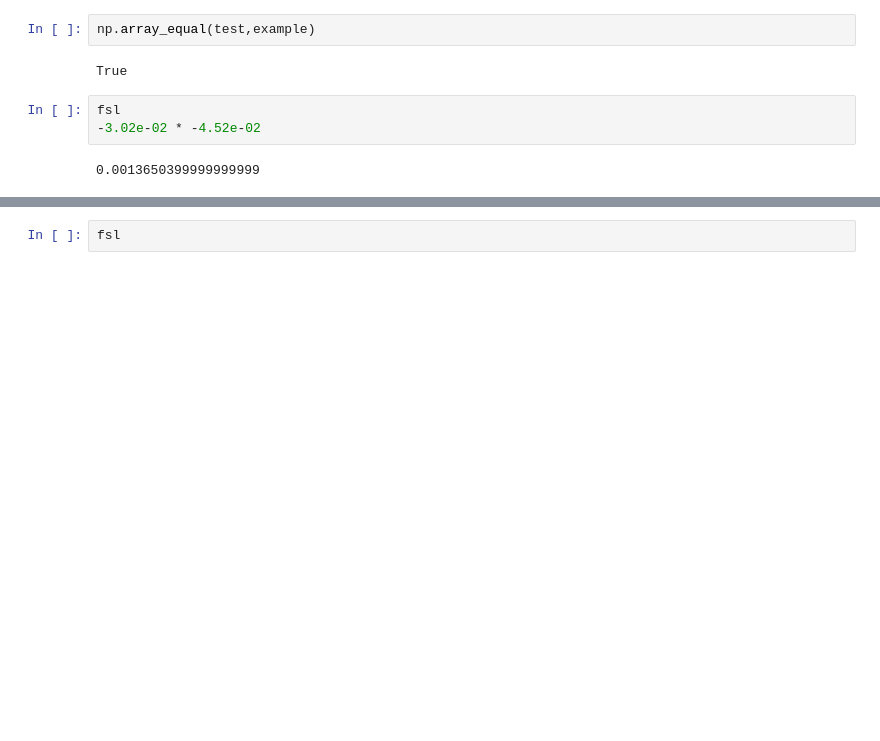
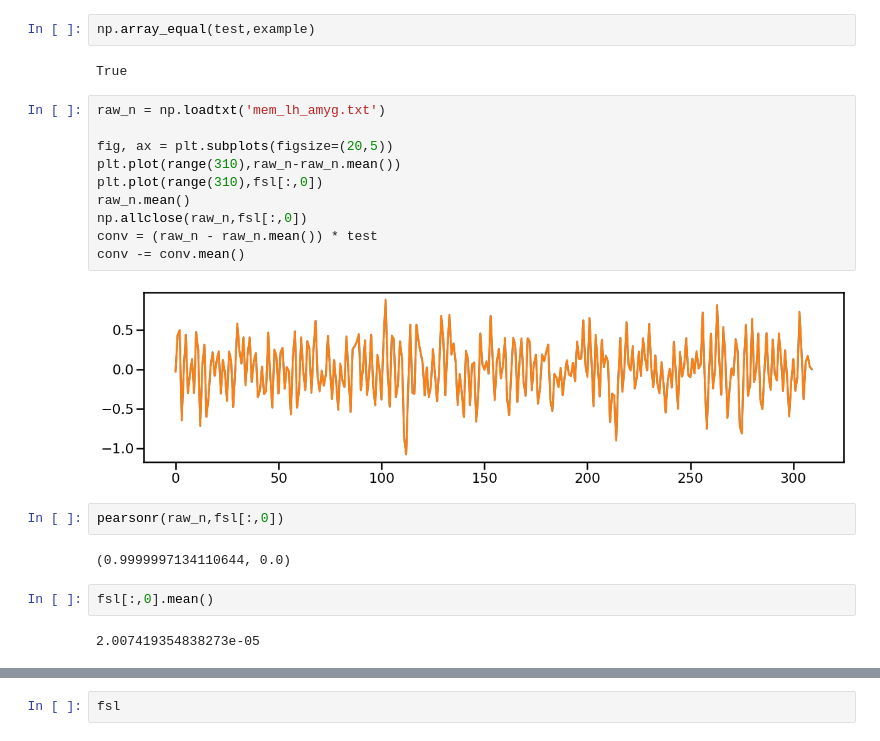
Before and after one commit to dunsmoorlab/gPPI, a Jupyter notebook: deconvolve.ipynb, the cells around one changed output, grey strips where cells are left out. Saved outputs shown, nothing was run; the diff lists cells and outputs as text; blank space fills up the shorter version.

```diff
--- a/deconvolve.ipynb
+++ b/deconvolve.ipynb
@@ -206,8 +206,23 @@ np.where(example == 1)
 np.array_equal(test,example)
 # %% [output]
 True
-# %%
-fsl
--3.02e-02 * -4.52e-02
-# %% [output]
-0.0013650399999999999
+# %%
+raw_n = np.loadtxt('mem_lh_amyg.txt')
+
+fig, ax = plt.subplots(figsize=(20,5))
+plt.plot(range(310),raw_n-raw_n.mean())
+plt.plot(range(310),fsl[:,0])
+raw_n.mean()
+np.allclose(raw_n,fsl[:,0])
+conv = (raw_n - raw_n.mean()) * test
+conv -= conv.mean()
+# %% [output]
+[figure, added]
+# %%
+pearsonr(raw_n,fsl[:,0])
+# %% [output]
+(0.9999997134110644, 0.0)
+# %%
+fsl[:,0].mean()
+# %% [output]
+2.007419354838273e-05
```
Also changed, not shown: parts of 1 cell of this notebook, 2 other files.
